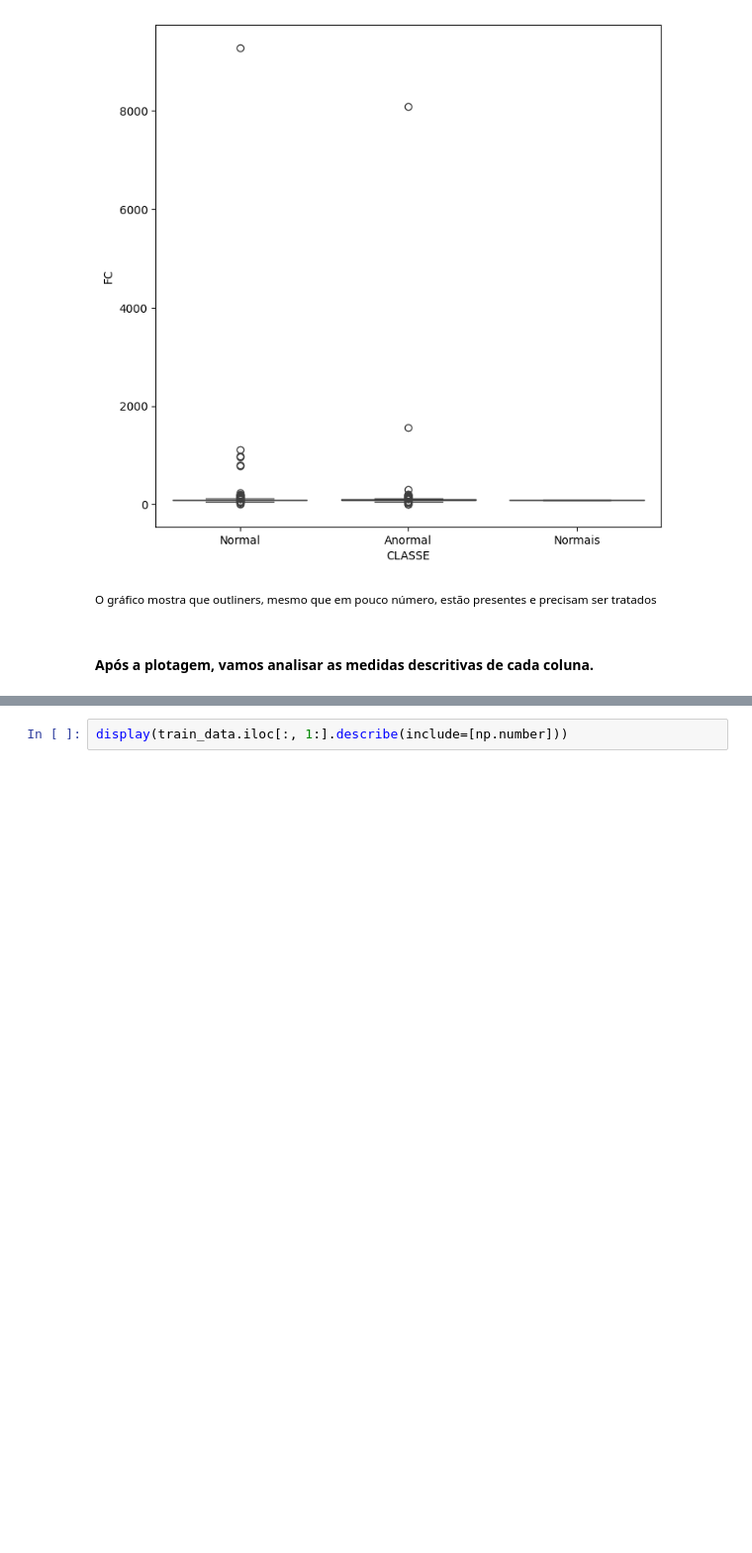
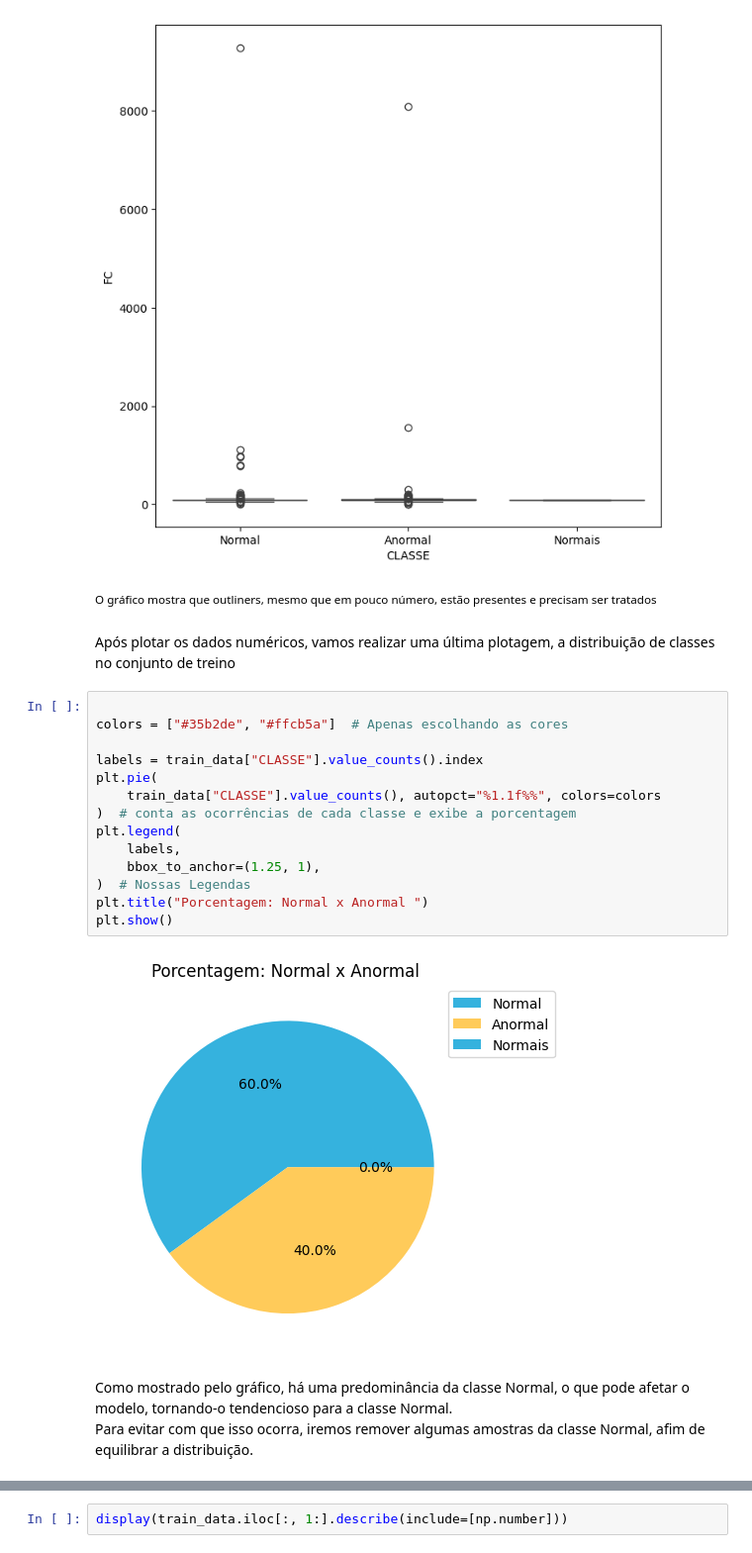
Before and after one commit to guisantoxxx/trabalho-AM, a Jupyter notebook: main.ipynb, the cells around one changed output, grey strips where cells are left out. Shown at 99% size. Cells and saved outputs as stored; diff of their text form; blank space fills up the shorter version.

```diff
--- a/main.ipynb
+++ b/main.ipynb
@@ -232,5 +227,24 @@ plotar_boxplot(train_data, "FC", "CLASSE")
 [figure]
 # %% [markdown]
 <small>O gráfico mostra que outliners, mesmo que em pouco número, estão presentes e precisam ser tratados</small>
-# %% [markdown]
-#### Após a plotagem,  vamos analisar as medidas descritivas de cada coluna.
+# %% [markdown]
+Após plotar os dados numéricos, vamos realizar uma última plotagem, a distribuição de classes no conjunto de treino
+# %%
+
+colors = ["#35b2de", "#ffcb5a"]  # Apenas escolhando as cores
+
+labels = train_data["CLASSE"].value_counts().index
+plt.pie(
+    train_data["CLASSE"].value_counts(), autopct="%1.1f%%", colors=colors
+)  # conta as ocorrências de cada classe e exibe a porcentagem
+plt.legend(
+    labels,
+    bbox_to_anchor=(1.25, 1),
+)  # Nossas Legendas
+plt.title("Porcentagem: Normal x Anormal ")
+plt.show()
+# %% [output]
+[figure, added]
+# %% [markdown]
+Como mostrado pelo gráfico, há uma predominância da classe Normal, o que pode afetar o modelo, tornando-o tendencioso para a classe Normal.<br>
+Para evitar com que isso ocorra, iremos remover algumas amostras da classe Normal, afim de equilibrar a distribuição.
```
Also changed, not shown: parts of 378 cells of this notebook, 28 other files.
